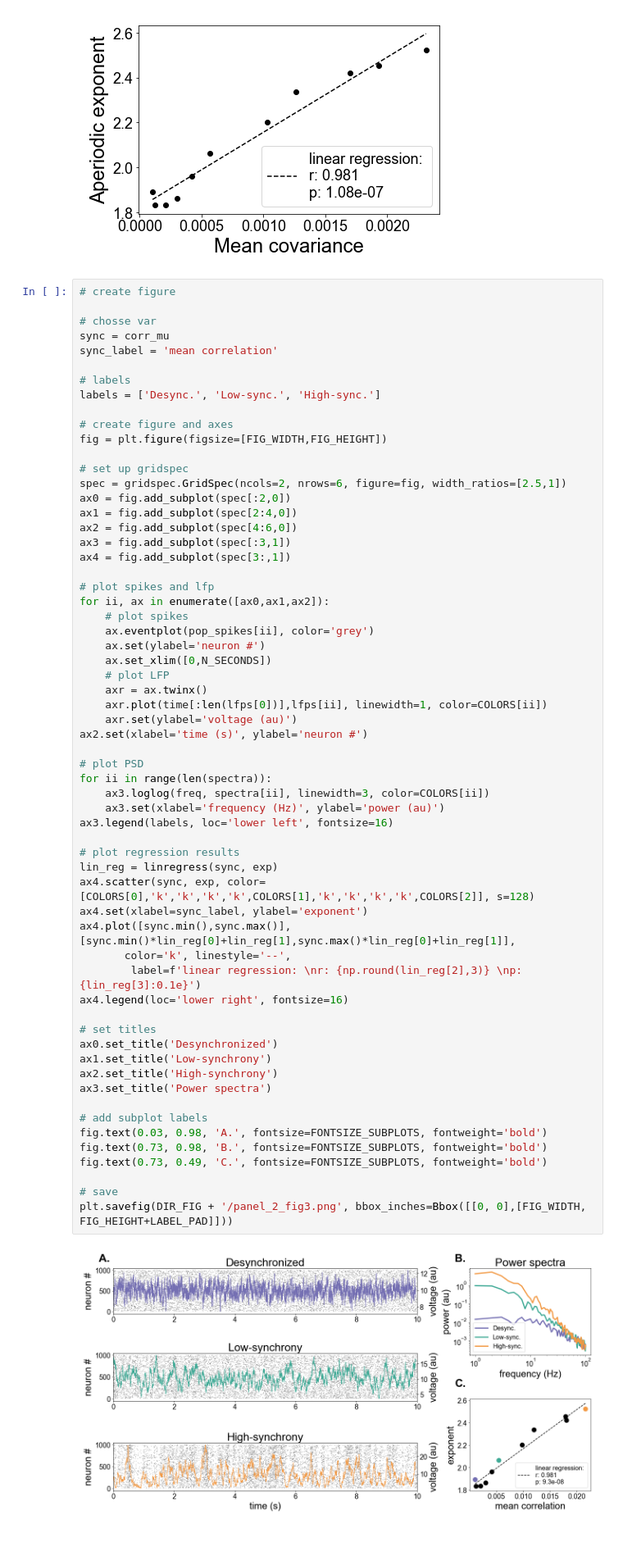
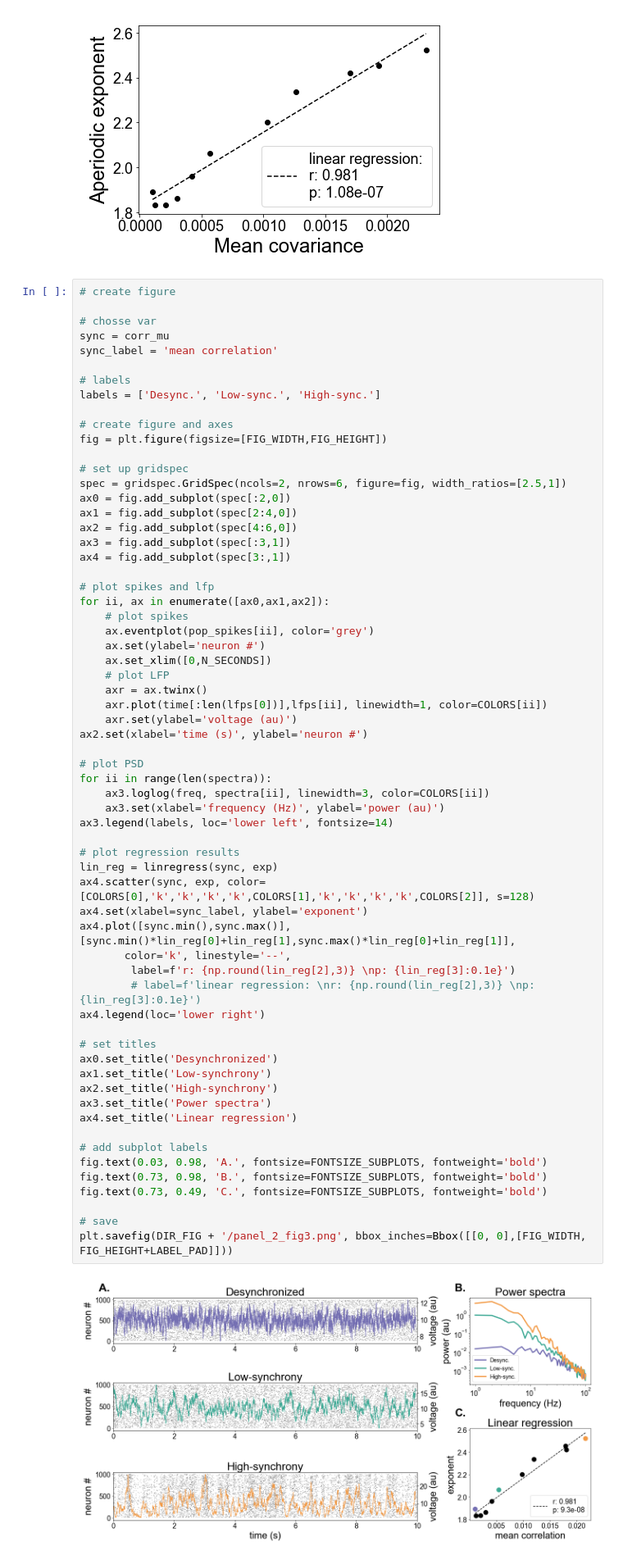
Before and after one commit to mwprestonjr/sfn_2022, a Jupyter notebook: notebooks/panel_2.ipynb, the cells around one changed output. Shown at 82% size. Drawn from its saved outputs; the diff is of its cells as text.

Commit message:
update subplot E title

```diff
--- a/notebooks/panel_2.ipynb
+++ b/notebooks/panel_2.ipynb
@@ -380,34 +380,36 @@ for ii, ax in enumerate([ax0,ax1,ax2]):
     axr.plot(time[:len(lfps[0])],lfps[ii], linewidth=1, color=COLORS[ii])
     axr.set(ylabel='voltage (au)')
 ax2.set(xlabel='time (s)', ylabel='neuron #')
 
 # plot PSD
 for ii in range(len(spectra)):
     ax3.loglog(freq, spectra[ii], linewidth=3, color=COLORS[ii])
     ax3.set(xlabel='frequency (Hz)', ylabel='power (au)')
-ax3.legend(labels, loc='lower left', fontsize=16)
+ax3.legend(labels, loc='lower left', fontsize=14)
 
 # plot regression results
 lin_reg = linregress(sync, exp)
 ax4.scatter(sync, exp, color=[COLORS[0],'k','k','k','k',COLORS[1],'k','k','k','k',COLORS[2]], s=128)
 ax4.set(xlabel=sync_label, ylabel='exponent')
 ax4.plot([sync.min(),sync.max()],[sync.min()*lin_reg[0]+lin_reg[1],sync.max()*lin_reg[0]+lin_reg[1]],
        color='k', linestyle='--',
-        label=f'linear regression: \nr: {np.round(lin_reg[2],3)} \np: {lin_reg[3]:0.1e}')
-ax4.legend(loc='lower right', fontsize=16)
+        label=f'r: {np.round(lin_reg[2],3)} \np: {lin_reg[3]:0.1e}')
+        # label=f'linear regression: \nr: {np.round(lin_reg[2],3)} \np: {lin_reg[3]:0.1e}')
+ax4.legend(loc='lower right')
 
 # set titles
 ax0.set_title('Desynchronized')
 ax1.set_title('Low-synchrony')
 ax2.set_title('High-synchrony')
 ax3.set_title('Power spectra')
+ax4.set_title('Linear regression')
 
 # add subplot labels
 fig.text(0.03, 0.98, 'A.', fontsize=FONTSIZE_SUBPLOTS, fontweight='bold')
 fig.text(0.73, 0.98, 'B.', fontsize=FONTSIZE_SUBPLOTS, fontweight='bold')
 fig.text(0.73, 0.49, 'C.', fontsize=FONTSIZE_SUBPLOTS, fontweight='bold')
 
 # save
 plt.savefig(DIR_FIG + '/panel_2_fig3.png', bbox_inches=Bbox([[0, 0],[FIG_WIDTH, FIG_HEIGHT+LABEL_PAD]]))
 # %% [output]
-[figure, old version]
+[figure, new version]
```
